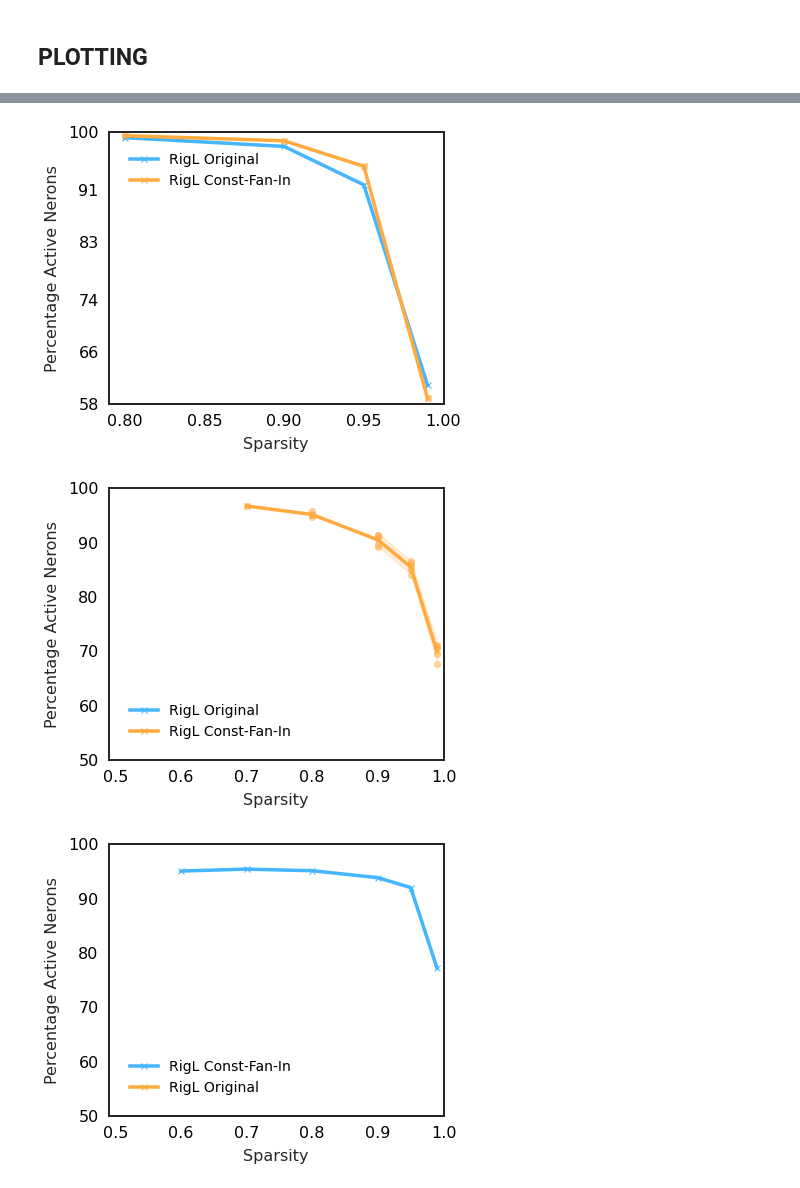
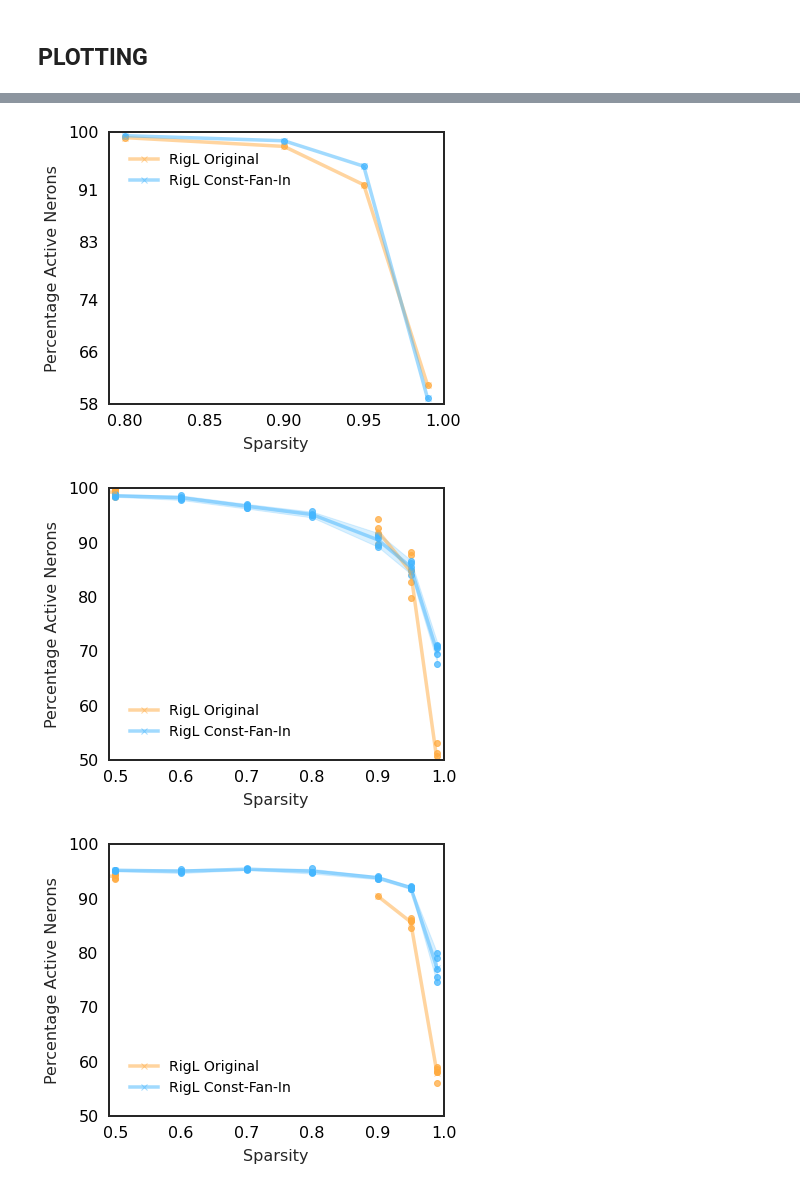
Before and after one commit to calgaryml/condensed-sparsity, a Jupyter notebook: notebooks/final_results.ipynb, the cells around one changed output, grey strips where cells are left out. Cells and saved outputs as stored; diff of their text form; code cells hidden in the pictures.

```diff
--- a/notebooks/final_results.ipynb
+++ b/notebooks/final_results.ipynb
@@ -68,7 +68,7 @@ def get_model_results(df, model_name="resnet18", expected_epochs=250):
 resnet18=get_model_results(df, "resnet18", 250)
 wide_resnet22=get_model_results(df, "wide_resnet22", 250)
 imagenet=get_model_results(df, "resnet50", 103)
-# imagenet = imagenet.loc[imagenet["sweep_id"]=="aw7o7hz7"]
+imagenet = imagenet.loc[imagenet["sweep_id"]=="aw7o7hz7"]
 # %%
 imagenet.loc[imagenet["rigl.const_fan_in"]==True][["rigl.dynamic_ablation", "rigl.dense_allocation"]]
 # %% [output]
@@ -606,23 +620,25 @@ def plot_active_neurons_vs_sparsity(df, model_name="", ylim=[0.9,1.0], xlim=[0.4
         df_slice = df.loc[df["rigl.const_fan_in"] == fan_in]
         if fan_in:
             name = "RigL Const-Fan-In"
+            color=colors[0]
         else:
             name = "RigL Original"
+            color=colors[1]
         agg_results = get_confidence_bounds_df(df_slice, target_col=_TARGET_COL)
         display(agg_results)
         ax.plot(
-            agg_results["sparsity"], agg_results["mean"], marker='x', label=name, color=colors[idx], alpha=1.0
+            agg_results["sparsity"], agg_results["mean"], marker='x', label=name, color=color, alpha=0.5
         )
-    ax.fill_between(
-        agg_results["sparsity"],
-        agg_results["upper_bound"],
-        agg_results["lower_bound"],
-        color=colors[idx],
-        alpha=0.20
-    )
-    ax.scatter(
-        df_slice["sparsity"], df_slice[_TARGET_COL], marker='o', color=colors[idx], alpha=0.5
-    )
+        ax.fill_between(
+            agg_results["sparsity"],
+            agg_results["upper_bound"],
+            agg_results["lower_bound"],
+            color=color,
+            alpha=0.20
+        )
+        ax.scatter(
+            df_slice["sparsity"], df_slice[_TARGET_COL], marker='o', color=color, alpha=0.75
+        )
 
     plt.xlabel('Sparsity')
     plt.ylabel('Percentage Active Nerons')
@@ -638,9 +654,14 @@ def plot_active_neurons_vs_sparsity(df, model_name="", ylim=[0.9,1.0], xlim=[0.4
     fig.savefig(f"{model_name}_perc_active.svg",format="svg", bbox_inches="tight")
     return fig
 
+sweep_id_ablation_exp = "jkhfnesu"
+df.loc[df["sweep_id"]==sweep_id_ablation_exp]["rigl.dense_allocation"].unique()
+
+resnet18_const_fan_false_ids=df.loc[(df["sweep_id"]==sweep_id_ablation_exp) & (df["model"]=="resnet18")].index.to_list()
+wide_resnet22_const_fan_false_ids=df.loc[(df["sweep_id"]==sweep_id_ablation_exp) & (df["model"]=="wide_resnet22")].index.to_list()
 fig = plot_active_neurons_vs_sparsity(imagenet, "imagenet", ylim=[58, 100], xlim=[0.79, 1.0])
-fig = plot_active_neurons_vs_sparsity(df.loc[resnet_ids], "resnet18", ylim=[50, 100])
-fig = plot_active_neurons_vs_sparsity(df.loc[wide_res_ids], "wide_resnet22", ylim=[50, 100])
+fig = plot_active_neurons_vs_sparsity(df.loc[resnet_ids+resnet18_const_fan_false_ids], "resnet18", ylim=[50, 100])
+fig = plot_active_neurons_vs_sparsity(df.loc[wide_res_ids+wide_resnet22_const_fan_false_ids], "wide_resnet22", ylim=[50, 100])
 # %% [output]
 |  | sparsity | mean | lower_bound | upper_bound |
 | 0 | 0.99 | 60.874456 | NaN | NaN |
@@ -687,3 +710,3 @@ fig = plot_active_neurons_vs_sparsity(df.loc[wide_res_ids], "wide_resnet22", yli
-[figure, old version]
+[figure, new version]
-[figure, old version]
+[figure, new version]
-[figure, old version]
+[figure, new version]
```
Also changed, not shown: parts of 19 cells of this notebook, 1 other file.
